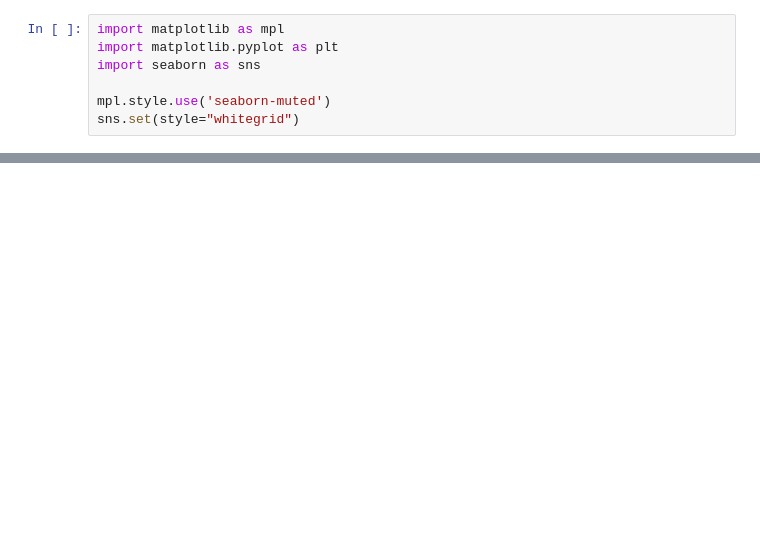
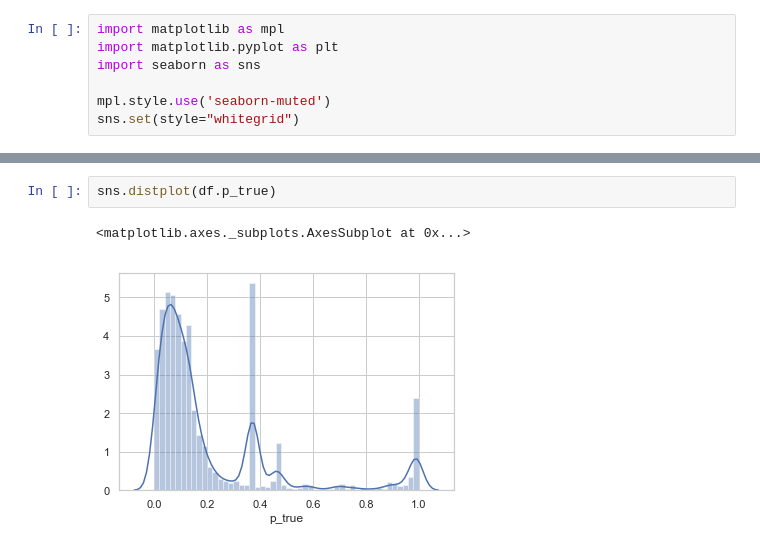
Before and after one commit to isaacOnline/headline-parser, a Jupyter notebook: lstm.ipynb, the cells around one changed output, grey strips where cells are left out. Cells and saved outputs as stored; diff of their text form; blank space fills up the shorter version.

```diff
--- a/lstm.ipynb
+++ b/lstm.ipynb
@@ -87,0 +110,5 @@ doc._.clf_token_texts
+# %%
+sns.distplot(df.p_true)
+# %% [output]
+<matplotlib.axes._subplots.AxesSubplot at 0x...>
+[figure, added]
```
Also changed, not shown: parts of 27 cells of this notebook, 2 other files.
